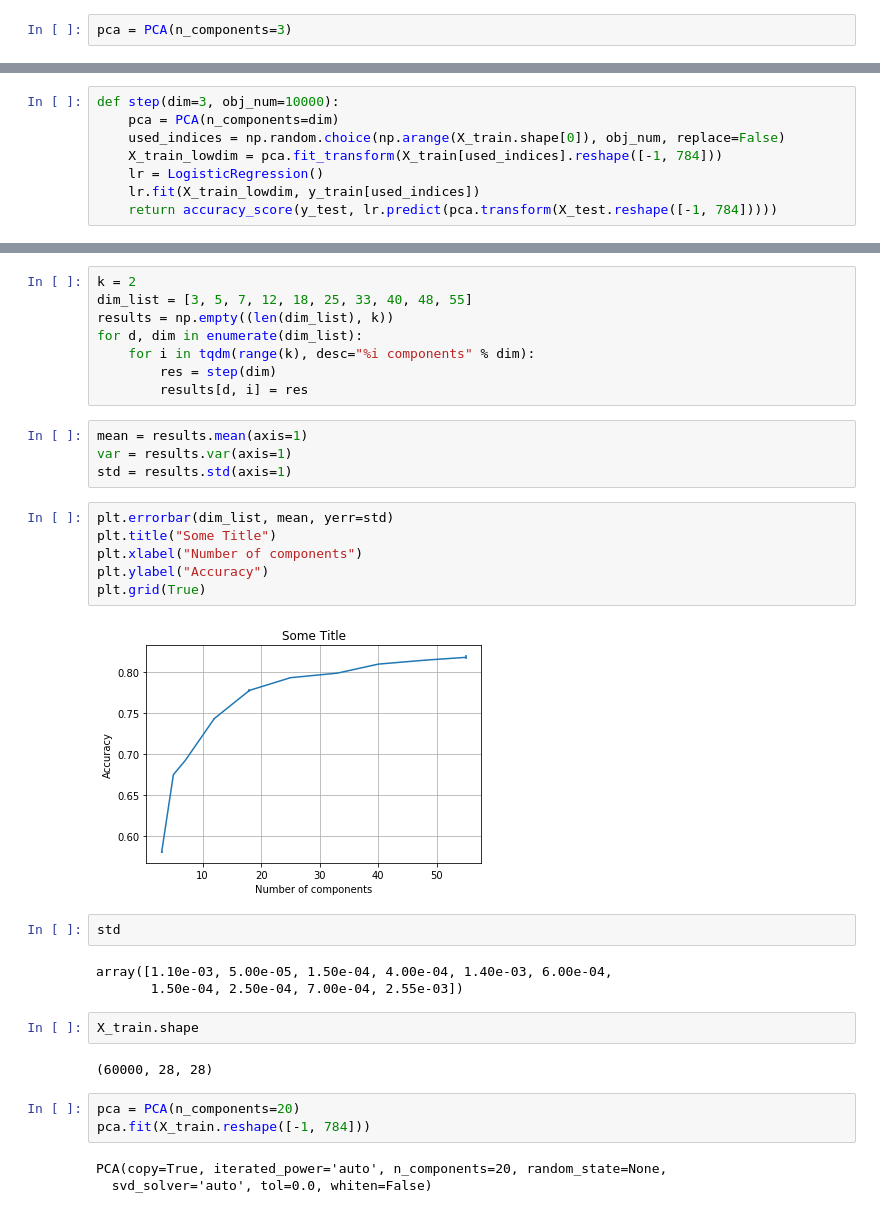
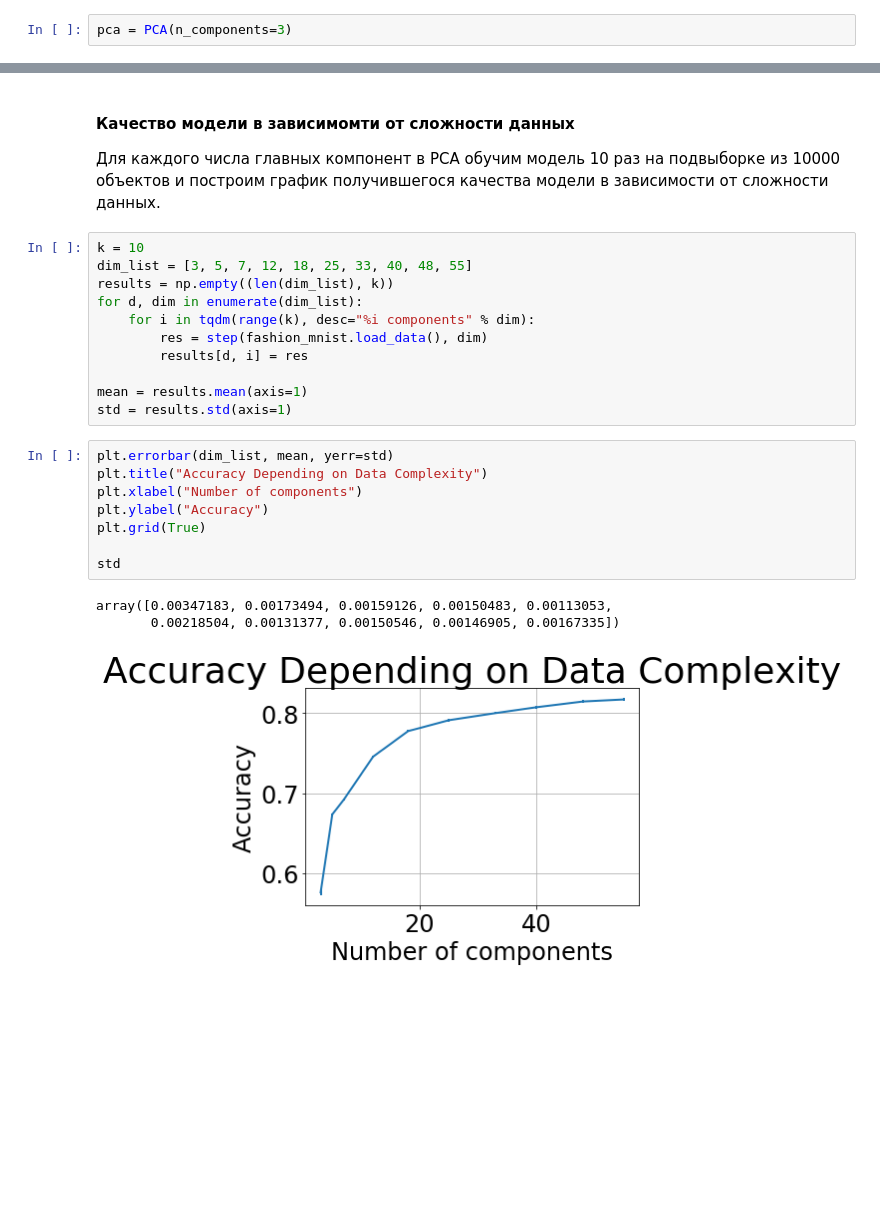
Before and after one commit to Intelligent-Systems-Phystech/StartCode, a Jupyter notebook: Mironova2018ProblemMNIST/MNIST.ipynb, the cells around one changed output, grey strips where cells are left out. Saved outputs shown, nothing was run; the diff lists cells and outputs as text; blank space fills up the shorter version.

```diff
--- a/Mironova2018ProblemMNIST/MNIST.ipynb
+++ b/Mironova2018ProblemMNIST/MNIST.ipynb
@@ -61,8 +40,0 @@ pca = PCA(n_components=3)
-# %%
-def step(dim=3, obj_num=10000):
-    pca = PCA(n_components=dim)
-    used_indices = np.random.choice(np.arange(X_train.shape[0]), obj_num, replace=False)
-    X_train_lowdim = pca.fit_transform(X_train[used_indices].reshape([-1, 784]))
-    lr = LogisticRegression()
-    lr.fit(X_train_lowdim, y_train[used_indices])
-    return accuracy_score(y_test, lr.predict(pca.transform(X_test.reshape([-1, 784]))))
@@ -71,35 +97,27 @@ def step(dim=3, obj_num=10000):
+# %% [markdown]
+#### Качество модели в зависимомти от сложности данных
+
+Для каждого числа главных компонент в PCA обучим модель 10 раз на подвыборке из 10000 объектов и построим график получившегося качества модели в зависимости от сложности данных.
 # %%
-k = 2
+k = 10
 dim_list = [3, 5, 7, 12, 18, 25, 33, 40, 48, 55]
 results = np.empty((len(dim_list), k))
 for d, dim in enumerate(dim_list):
     for i in tqdm(range(k), desc="%i components" % dim):
-        res = step(dim)
+        res = step(fashion_mnist.load_data(), dim)
         results[d, i] = res
+
+mean = results.mean(axis=1)
+std = results.std(axis=1)
-# %%
-mean = results.mean(axis=1)
-var = results.var(axis=1)
-std = results.std(axis=1)
 # %%
 plt.errorbar(dim_list, mean, yerr=std)
-plt.title("Some Title")
+plt.title("Accuracy Depending on Data Complexity")
 plt.xlabel("Number of components")
 plt.ylabel("Accuracy")
 plt.grid(True)
+
+std
 # %% [output]
+array([0.00347183, 0.00173494, 0.00159126, 0.00150483, 0.00113053,
+       0.00218504, 0.00131377, 0.00150546, 0.00146905, 0.00167335])
-[figure, old version]
+[figure, new version]
-# %%
-std
-# %% [output]
-array([1.10e-03, 5.00e-05, 1.50e-04, 4.00e-04, 1.40e-03, 6.00e-04,
-       1.50e-04, 2.50e-04, 7.00e-04, 2.55e-03])
-# %%
-X_train.shape
-# %% [output]
-(60000, 28, 28)
-# %%
-pca = PCA(n_components=20)
-pca.fit(X_train.reshape([-1, 784]))
-# %% [output]
-PCA(copy=True, iterated_power='auto', n_components=20, random_state=None,
-  svd_solver='auto', tol=0.0, whiten=False)
```
Also changed, not shown: parts of 13 cells of this notebook.
